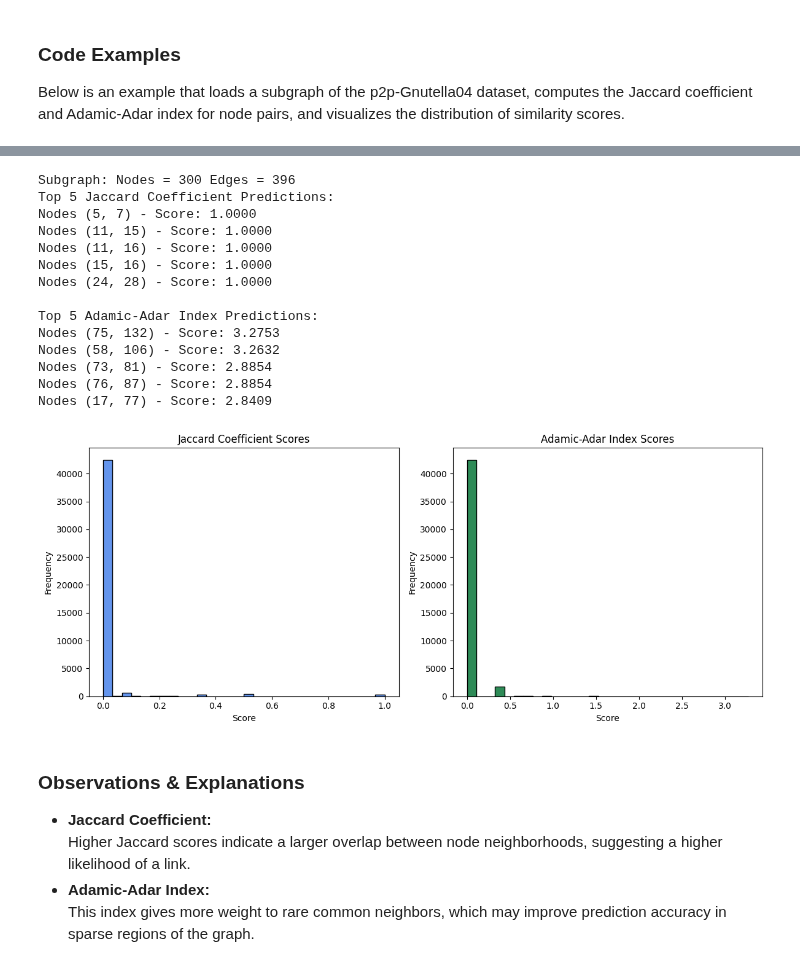
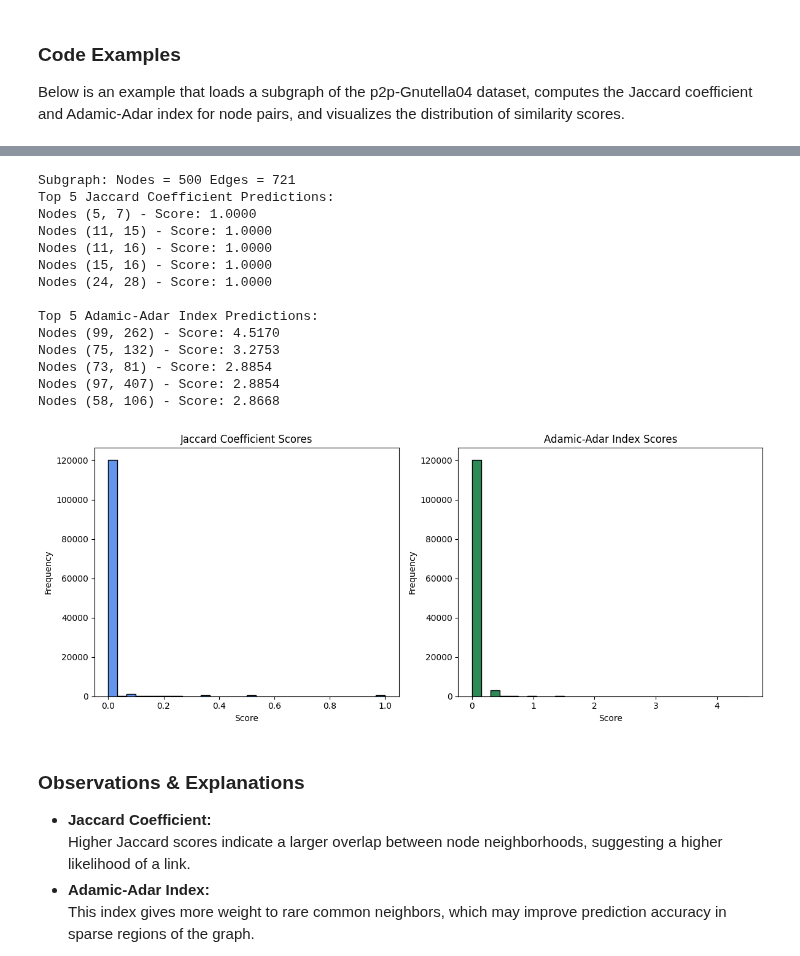
Before and after one commit to bgbg/ML-on-Graphs, a Jupyter notebook: 11_Link_Prediction_and_Edge_Classification.ipynb, the cells around one changed output, grey strips where cells are left out. Cells and saved outputs as stored; diff of their text form; code cells hidden in the pictures.

```diff
--- a/11_Link_Prediction_and_Edge_Classification.ipynb
+++ b/11_Link_Prediction_and_Edge_Classification.ipynb
@@ -96,0 +23,4 @@ No notebooks found in given path(s)
+# %%
+zip_url = "https://snap.stanford.edu/data/p2p-Gnutella04.txt.gz"
+file_path = utils.download_and_extract_data(zip_url=zip_url, filetype="csv.gz")
+print(file_path)
@@ -120,9 +56,7 @@ import matplotlib.pyplot as plt
 import numpy as np
 
 # Load the Gnutella network dataset as a directed graph.
-G = nx.read_edgelist(
-    "p2p-Gnutella04.txt", create_using=nx.DiGraph(), nodetype=int, comments="#"
-)
+G = nx.read_edgelist(file_path, create_using=nx.DiGraph(), nodetype=int, comments="#")
 print("Graph Loaded: Nodes =", G.number_of_nodes(), "Edges =", G.number_of_edges())
 
 # Compute basic graph statistics.
@@ -134,15 +68,12 @@ print("Number of edges:", num_edges)
 # Visualize the degree distribution.
 degrees = [G.degree(n) for n in G.nodes()]
 plt.figure(figsize=(10, 6))
-plt.hist(degrees, bins=50, color="skyblue", edgecolor="black")
-plt.title("Degree Distribution of Gnutella Peer-to-Peer Network")
-plt.xlabel("Degree")
-plt.ylabel("Frequency")
+utils.log_log_plot(degrees)
 plt.show()
 
 # Visualize a sample subgraph to understand network structure.
 # Use the first 200 nodes for clarity.
-sample_nodes = list(G.nodes())[:200]
+sample_nodes = list(G.nodes())[:2000]
 G_sample = G.subgraph(sample_nodes).copy()
 plt.figure(figsize=(10, 8))
 pos = nx.spring_layout(G_sample, seed=42)
@@ -201,13 +132,11 @@ import numpy as np
 import operator
 
 # Load the Gnutella network dataset as a directed graph.
-G = nx.read_edgelist(
-    "p2p-Gnutella04.txt", create_using=nx.DiGraph(), nodetype=int, comments="#"
-)
+
 print("Full Graph: Nodes =", G.number_of_nodes(), "Edges =", G.number_of_edges())
-
+utils.print_graph_info(G)
 # For efficiency, create an undirected subgraph using the first 300 nodes.
-sub_nodes = list(G.nodes())[:300]
+sub_nodes = list(G.nodes())[:1000]
 G_sub = G.subgraph(sub_nodes).to_undirected()
 print("Subgraph: Nodes =", G_sub.number_of_nodes(), "Edges =", G_sub.number_of_edges())
 
@@ -292,14 +263,10 @@ import networkx as nx
 import matplotlib.pyplot as plt
 import numpy as np
 
-# Load the p2p-Gnutella04 dataset as a directed graph and convert to undirected.
-G = nx.read_edgelist(
-    "p2p-Gnutella04.txt", create_using=nx.DiGraph(), nodetype=int, comments="#"
-)
+
 G_ud = G.to_undirected()
 
-# For efficiency, use a subgraph of the first 300 nodes.
-sub_nodes = list(G_ud.nodes())[:300]
+sub_nodes = list(G_ud.nodes())[:500]
 G_sub = G_ud.subgraph(sub_nodes).copy()
 print("Subgraph: Nodes =", G_sub.number_of_nodes(), "Edges =", G_sub.number_of_edges())
 
@@ -323,38 +290,38 @@ for u, v, score in adamic_sorted[:5]:
 
 # Visualize the distribution of similarity scores for both metrics.
 jaccard_values = [score for _, _, score in jaccard_scores]
 adamic_values = [score for _, _, score in adamic_scores]
 
 plt.figure(figsize=(12, 5))
 plt.subplot(1, 2, 1)
 plt.hist(jaccard_values, bins=30, color="cornflowerblue", edgecolor="black")
 plt.title("Jaccard Coefficient Scores")
 plt.xlabel("Score")
 plt.ylabel("Frequency")
 
 plt.subplot(1, 2, 2)
 plt.hist(adamic_values, bins=30, color="seagreen", edgecolor="black")
 plt.title("Adamic-Adar Index Scores")
 plt.xlabel("Score")
 plt.ylabel("Frequency")
 plt.tight_layout()
 plt.show()
 # %% [output]
-Subgraph: Nodes = 300 Edges = 396
+Subgraph: Nodes = 500 Edges = 721
 Top 5 Jaccard Coefficient Predictions:
 Nodes (5, 7) - Score: 1.0000
 Nodes (11, 15) - Score: 1.0000
 Nodes (11, 16) - Score: 1.0000
 Nodes (15, 16) - Score: 1.0000
 Nodes (24, 28) - Score: 1.0000
 
 Top 5 Adamic-Adar Index Predictions:
+Nodes (99, 262) - Score: 4.5170
 Nodes (75, 132) - Score: 3.2753
-Nodes (58, 106) - Score: 3.2632
 Nodes (73, 81) - Score: 2.8854
-Nodes (76, 87) - Score: 2.8854
-Nodes (17, 77) - Score: 2.8409
+Nodes (97, 407) - Score: 2.8854
+Nodes (58, 106) - Score: 2.8668
-[figure, old version]
+[figure, new version]
 # %% [markdown]
 ### Observations & Explanations
 - **Jaccard Coefficient:**
```
Also changed, not shown: parts of 39 cells of this notebook.
